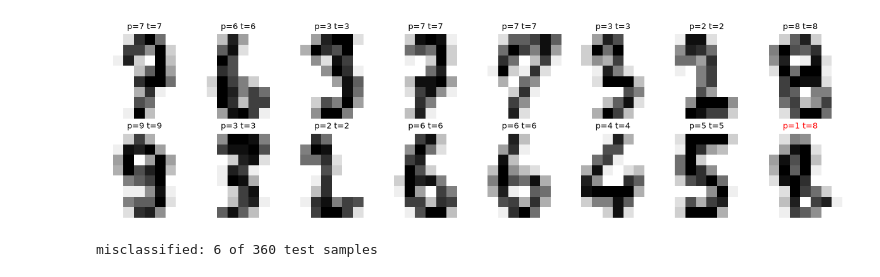
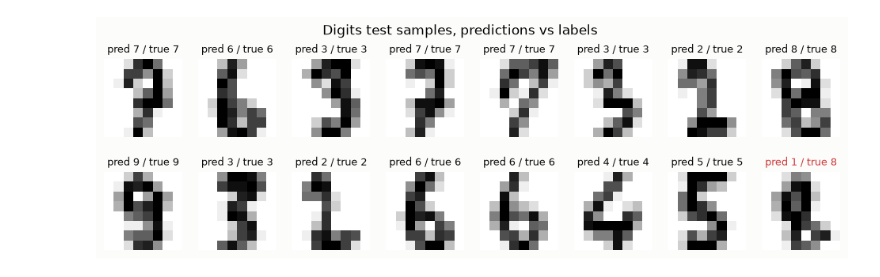
Before and after one commit to aamirmalik-dr/neural-network-from-scratch, a Jupyter notebook: notebooks/demo.ipynb, the cells around one changed output. Saved outputs shown, nothing was run; the diff lists cells and outputs as text; code cells hidden in the pictures.

```diff
--- a/notebooks/demo.ipynb
+++ b/notebooks/demo.ipynb
@@ -46,24 +291,20 @@ Two hidden ReLU layers with He initialization, light L2 weight decay, and dropou
 # %%
+from nnscratch import Dropout
+from nnscratch.data import load_digits_data
+
+dx_train, dx_test, dy_train, dy_test = load_digits_data(seed=0)
 rng = np.random.default_rng(0)
-model = Sequential([
+digits_model = Sequential([
     Dense(64, 128, init="he", l2=1e-4, rng=rng),
     ReLU(),
     Dropout(0.1, rng=rng),
     Dense(128, 128, init="he", l2=1e-4, rng=rng),
     ReLU(),
-    Dropout(0.1, rng=rng),
-    Dense(128, 10, init="xavier", l2=1e-4, rng=rng),
+    Dense(128, 10, init="xavier", rng=rng),
 ])
-history = train(
-    model,
-    Adam(lr=0.001),
-    x_train,
-    y_train,
-    x_val=x_test,
-    y_val=y_test,
-    epochs=30,
-    batch_size=64,
-    rng=np.random.default_rng(0),
-)
-print(f"final test accuracy: {accuracy(model, x_test, y_test):.4f}")
+digits_history = train(digits_model, Adam(lr=0.001), dx_train, dy_train,
+                       x_val=dx_test, y_val=dy_test,
+                       epochs=20, batch_size=64, rng=np.random.default_rng(0))
+digits_acc = accuracy(digits_model, dx_test, dy_test)
+print(f"digits test accuracy after 20 epochs: {digits_acc:.4f}")
 # %% [output]
@@ -93,16 +312,13 @@ A quick look at test images with the predicted and true labels. Misclassified di
 # %%
-preds = model.predict(x_test)
+preds = digits_model.predict(dx_test)
 fig, axes = plt.subplots(2, 8, figsize=(12, 3.4))
 for i, ax in enumerate(axes.flat):
-    ax.imshow(x_test[i].reshape(8, 8), cmap="gray_r")
-    correct = preds[i] == y_test[i]
-    ax.set_title(f"p={preds[i]} t={y_test[i]}", color="black" if correct else "red", fontsize=9)
+    ax.imshow(dx_test[i].reshape(8, 8), cmap="gray_r")
+    correct = preds[i] == dy_test[i]
+    ax.set_title(f"pred {preds[i]} / true {dy_test[i]}",
+                 fontsize=9, color="#0b0b0b" if correct else "#d03b3b")
     ax.axis("off")
-fig.tight_layout()
+fig.suptitle("Digits test samples, predictions vs labels")
 plt.show()
-
-n_wrong = int((preds != y_test).sum())
-print(f"misclassified: {n_wrong} of {len(y_test)} test samples")
 # %% [output]
-[figure, old version]
+[figure, new version]
-misclassified: 6 of 360 test samples
```
Also changed, not shown: parts of 23 cells of this notebook, 2 other files.
